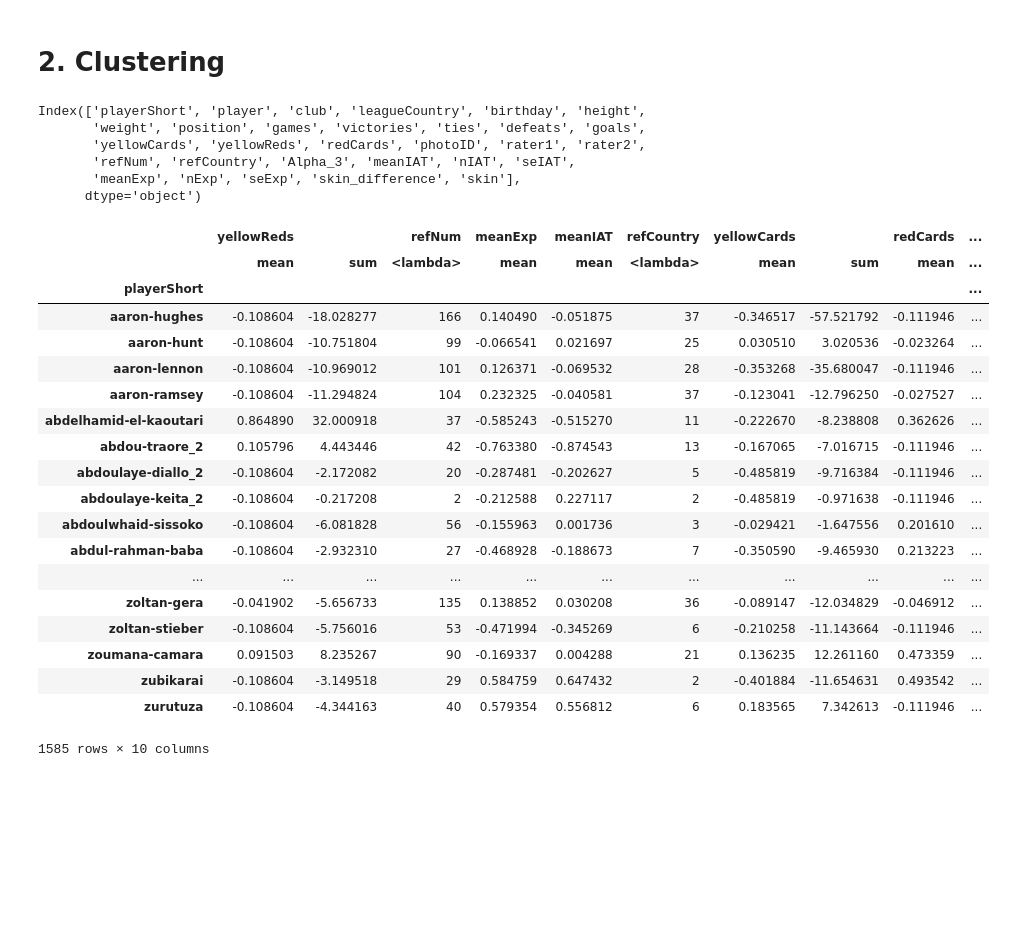
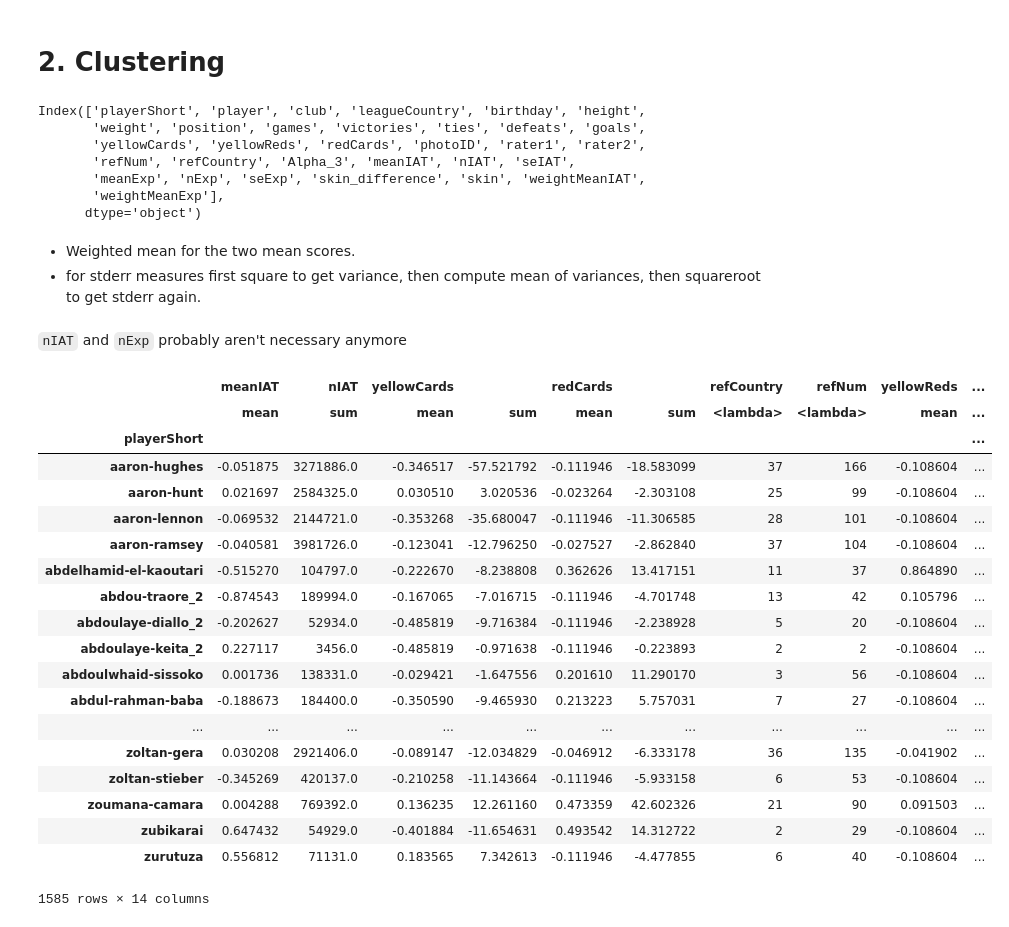
Before and after one commit to semplea/adaepfl-hw, a Jupyter notebook: 04 - Applied ML/nb.ipynb, the cells around one changed output. Drawn from its saved outputs; the diff is of its cells as text; code cells hidden in the pictures; blank space fills up the shorter version.

```diff
--- a/04 - Applied ML/nb.ipynb
+++ b/04 - Applied ML/nb.ipynb
@@ -198,7 +199,7 @@ skin_data['position'] = skin_data['position'].fillna('Missing Position')
 skin_data = skin_data.dropna(subset=['Alpha_3'])
 
 # Features to be standardized
-stand = ['height', 'weight', 'games', 'victories', 'ties', 'defeats', 'goals', 'yellowCards', 'redCards', 'yellowReds', 'meanIAT','nIAT','seIAT','meanExp','nExp','seExp']
+stand = ['height', 'weight', 'games', 'victories', 'ties', 'defeats', 'goals', 'yellowCards', 'redCards', 'yellowReds', 'meanIAT','seIAT','meanExp','seExp']
 # Categorical features to be encoded
 cat = ['club', 'leagueCountry', 'position', 'Alpha_3']
 
@@ -360,37 +361,50 @@ It is interesting to see that the order of the features changes, the `leagueCoun
 # 2. Clustering
 # %%
 grouped = skin_data.groupby('playerShort')
-skin_data.columns
 # %% [output]
 Index(['playerShort', 'player', 'club', 'leagueCountry', 'birthday', 'height',
        'weight', 'position', 'games', 'victories', 'ties', 'defeats', 'goals',
        'yellowCards', 'yellowReds', 'redCards', 'photoID', 'rater1', 'rater2',
        'refNum', 'refCountry', 'Alpha_3', 'meanIAT', 'nIAT', 'seIAT',
-       'meanExp', 'nExp', 'seExp', 'skin_difference', 'skin'],
+       'meanExp', 'nExp', 'seExp', 'skin_difference', 'skin', 'weightMeanIAT',
+       'weightMeanExp'],
       dtype='object')
+# %% [markdown]
+- Weighted mean for the two mean scores.
+- for stderr measures first square to get variance, then compute mean of variances, then squareroot to get stderr again.
+# %%
+skin_data['weightMeanIAT'] = skin_data.meanIAT * skin_data.nIAT / skin_data.nIAT.sum()
+skin_data['weightMeanExp'] = skin_data.meanExp * skin_data.nExp / skin_data.nExp.sum()
+unique_count = lambda df: len(df.unique())
+agg_stderr = lambda df: math.sqrt(np.mean(df**2))
+# %% [markdown]
+`nIAT` and `nExp` probably aren't necessary anymore
 # %%
-unique_count = lambda df: len(df.unique())
 f = {'redCards': ['mean', 'sum'], 'yellowCards': ['mean', 'sum'], 'yellowReds': ['mean', 'sum'],
-     'refNum': unique_count, 'refCountry': unique_count, 'meanIAT': 'mean', 'meanExp': 'mean'}
-grouped.agg(f)
+     'refNum': unique_count, 'refCountry': unique_count, 'meanIAT': 'mean', 'meanExp': 'mean', 'seIAT': agg_stderr,
+    'seExp': agg_stderr, 'nIAT': 'sum', 'nExp': 'sum'}
+
+agg_grouped = grouped.agg(f)
-# %% [output]
-|  | yellowReds |  | refNum | meanExp | meanIAT | refCountry | yellowCards |  | redCards | ... |
-|  | mean | sum | <lambda> | mean | mean | <lambda> | mean | sum | mean | ... |
-| playerShort |  |  |  |  |  |  |  |  |  | ... |
-| aaron-hughes | -0.108604 | -18.028277 | 166 | 0.140490 | -0.051875 | 37 | -0.346517 | -57.521792 | -0.111946 | ... |
-| aaron-hunt | -0.108604 | -10.751804 | 99 | -0.066541 | 0.021697 | 25 | 0.030510 | 3.020536 | -0.023264 | ... |
-| aaron-lennon | -0.108604 | -10.969012 | 101 | 0.126371 | -0.069532 | 28 | -0.353268 | -35.680047 | -0.111946 | ... |
-| aaron-ramsey | -0.108604 | -11.294824 | 104 | 0.232325 | -0.040581 | 37 | -0.123041 | -12.796250 | -0.027527 | ... |
-| abdelhamid-el-kaoutari | 0.864890 | 32.000918 | 37 | -0.585243 | -0.515270 | 11 | -0.222670 | -8.238808 | 0.362626 | ... |
-| abdou-traore_2 | 0.105796 | 4.443446 | 42 | -0.763380 | -0.874543 | 13 | -0.167065 | -7.016715 | -0.111946 | ... |
-| abdoulaye-diallo_2 | -0.108604 | -2.172082 | 20 | -0.287481 | -0.202627 | 5 | -0.485819 | -9.716384 | -0.111946 | ... |
-| abdoulaye-keita_2 | -0.108604 | -0.217208 | 2 | -0.212588 | 0.227117 | 2 | -0.485819 | -0.971638 | -0.111946 | ... |
-| abdoulwhaid-sissoko | -0.108604 | -6.081828 | 56 | -0.155963 | 0.001736 | 3 | -0.029421 | -1.647556 | 0.201610 | ... |
-| abdul-rahman-baba | -0.108604 | -2.932310 | 27 | -0.468928 | -0.188673 | 7 | -0.350590 | -9.465930 | 0.213223 | ... |
-| ... | ... | ... | ... | ... | ... | ... | ... | ... | ... | ... |
-| zoltan-gera | -0.041902 | -5.656733 | 135 | 0.138852 | 0.030208 | 36 | -0.089147 | -12.034829 | -0.046912 | ... |
-| zoltan-stieber | -0.108604 | -5.756016 | 53 | -0.471994 | -0.345269 | 6 | -0.210258 | -11.143664 | -0.111946 | ... |
-| zoumana-camara | 0.091503 | 8.235267 | 90 | -0.169337 | 0.004288 | 21 | 0.136235 | 12.261160 | 0.473359 | ... |
-| zubikarai | -0.108604 | -3.149518 | 29 | 0.584759 | 0.647432 | 2 | -0.401884 | -11.654631 | 0.493542 | ... |
-| zurutuza | -0.108604 | -4.344163 | 40 | 0.579354 | 0.556812 | 6 | 0.183565 | 7.342613 | -0.111946 | ... |
-1585 rows × 10 columns
+# %%
+agg_grouped
+# %% [output]
+|  | meanIAT | nIAT | yellowCards |  | redCards |  | refCountry | refNum | yellowReds | ... |
+|  | mean | sum | mean | sum | mean | sum | <lambda> | <lambda> | mean | ... |
+| playerShort |  |  |  |  |  |  |  |  |  | ... |
+| aaron-hughes | -0.051875 | 3271886.0 | -0.346517 | -57.521792 | -0.111946 | -18.583099 | 37 | 166 | -0.108604 | ... |
+| aaron-hunt | 0.021697 | 2584325.0 | 0.030510 | 3.020536 | -0.023264 | -2.303108 | 25 | 99 | -0.108604 | ... |
+| aaron-lennon | -0.069532 | 2144721.0 | -0.353268 | -35.680047 | -0.111946 | -11.306585 | 28 | 101 | -0.108604 | ... |
+| aaron-ramsey | -0.040581 | 3981726.0 | -0.123041 | -12.796250 | -0.027527 | -2.862840 | 37 | 104 | -0.108604 | ... |
+| abdelhamid-el-kaoutari | -0.515270 | 104797.0 | -0.222670 | -8.238808 | 0.362626 | 13.417151 | 11 | 37 | 0.864890 | ... |
+| abdou-traore_2 | -0.874543 | 189994.0 | -0.167065 | -7.016715 | -0.111946 | -4.701748 | 13 | 42 | 0.105796 | ... |
+| abdoulaye-diallo_2 | -0.202627 | 52934.0 | -0.485819 | -9.716384 | -0.111946 | -2.238928 | 5 | 20 | -0.108604 | ... |
+| abdoulaye-keita_2 | 0.227117 | 3456.0 | -0.485819 | -0.971638 | -0.111946 | -0.223893 | 2 | 2 | -0.108604 | ... |
+| abdoulwhaid-sissoko | 0.001736 | 138331.0 | -0.029421 | -1.647556 | 0.201610 | 11.290170 | 3 | 56 | -0.108604 | ... |
+| abdul-rahman-baba | -0.188673 | 184400.0 | -0.350590 | -9.465930 | 0.213223 | 5.757031 | 7 | 27 | -0.108604 | ... |
+| ... | ... | ... | ... | ... | ... | ... | ... | ... | ... | ... |
+| zoltan-gera | 0.030208 | 2921406.0 | -0.089147 | -12.034829 | -0.046912 | -6.333178 | 36 | 135 | -0.041902 | ... |
+| zoltan-stieber | -0.345269 | 420137.0 | -0.210258 | -11.143664 | -0.111946 | -5.933158 | 6 | 53 | -0.108604 | ... |
+| zoumana-camara | 0.004288 | 769392.0 | 0.136235 | 12.261160 | 0.473359 | 42.602326 | 21 | 90 | 0.091503 | ... |
+| zubikarai | 0.647432 | 54929.0 | -0.401884 | -11.654631 | 0.493542 | 14.312722 | 2 | 29 | -0.108604 | ... |
+| zurutuza | 0.556812 | 71131.0 | 0.183565 | 7.342613 | -0.111946 | -4.477855 | 6 | 40 | -0.108604 | ... |
+1585 rows × 14 columns
```
Also changed, not shown: parts of 2 cells of this notebook.
